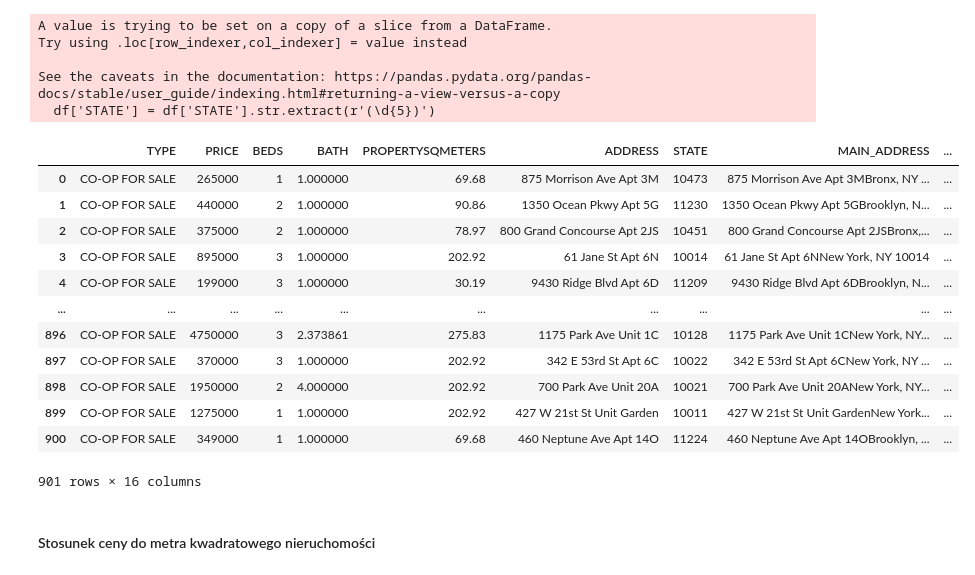
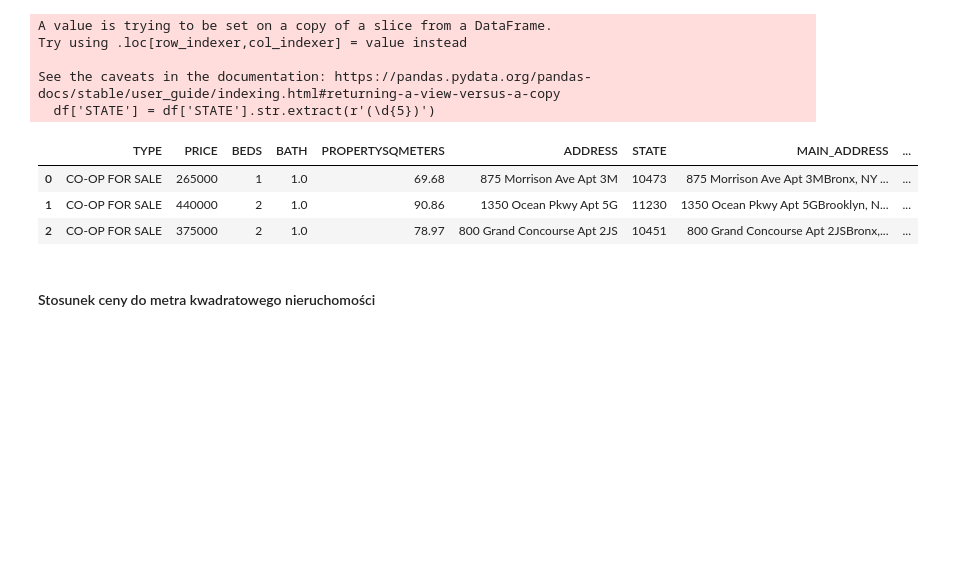
Before and after one commit to Baginka/DA_BA_NYCH, a Jupyter notebook: Data Analysis.ipynb, the cells around one changed output. Saved outputs shown, nothing was run; the diff lists cells and outputs as text; code cells hidden in the pictures; blank space fills up the shorter version.

```diff
--- a/Data Analysis.ipynb
+++ b/Data Analysis.ipynb
@@ -182,21 +163,12 @@ Try using .loc[row_indexer,col_indexer] = value instead
 See the caveats in the documentation: https://pandas.pydata.org/pandas-docs/stable/user_guide/indexing.html#returning-a-view-versus-a-copy
   df['STATE'] = df['STATE'].str.extract(r'(\d{5})')
 # %%
-df.reset_index(drop = True)
+df.reset_index(drop = True).head(3)
 # %% [output]
 |  | TYPE | PRICE | BEDS | BATH | PROPERTYSQMETERS | ADDRESS | STATE | MAIN_ADDRESS | ... |
-| 0 | CO-OP FOR SALE | 265000 | 1 | 1.000000 | 69.68 | 875 Morrison Ave Apt 3M | 10473 | 875 Morrison Ave Apt 3MBronx, NY ... | ... |
-| 1 | CO-OP FOR SALE | 440000 | 2 | 1.000000 | 90.86 | 1350 Ocean Pkwy Apt 5G | 11230 | 1350 Ocean Pkwy Apt 5GBrooklyn, N... | ... |
-| 2 | CO-OP FOR SALE | 375000 | 2 | 1.000000 | 78.97 | 800 Grand Concourse Apt 2JS | 10451 | 800 Grand Concourse Apt 2JSBronx,... | ... |
-| 3 | CO-OP FOR SALE | 895000 | 3 | 1.000000 | 202.92 | 61 Jane St Apt 6N | 10014 | 61 Jane St Apt 6NNew York, NY 10014 | ... |
-| 4 | CO-OP FOR SALE | 199000 | 3 | 1.000000 | 30.19 | 9430 Ridge Blvd Apt 6D | 11209 | 9430 Ridge Blvd Apt 6DBrooklyn, N... | ... |
-| ... | ... | ... | ... | ... | ... | ... | ... | ... | ... |
-| 896 | CO-OP FOR SALE | 4750000 | 3 | 2.373861 | 275.83 | 1175 Park Ave Unit 1C | 10128 | 1175 Park Ave Unit 1CNew York, NY... | ... |
-| 897 | CO-OP FOR SALE | 370000 | 3 | 1.000000 | 202.92 | 342 E 53rd St Apt 6C | 10022 | 342 E 53rd St Apt 6CNew York, NY ... | ... |
-| 898 | CO-OP FOR SALE | 1950000 | 2 | 4.000000 | 202.92 | 700 Park Ave Unit 20A | 10021 | 700 Park Ave Unit 20ANew York, NY... | ... |
-| 899 | CO-OP FOR SALE | 1275000 | 1 | 1.000000 | 202.92 | 427 W 21st St Unit Garden | 10011 | 427 W 21st St Unit GardenNew York... | ... |
-| 900 | CO-OP FOR SALE | 349000 | 1 | 1.000000 | 69.68 | 460 Neptune Ave Apt 14O | 11224 | 460 Neptune Ave Apt 14OBrooklyn, ... | ... |
+| 0 | CO-OP FOR SALE | 265000 | 1 | 1.0 | 69.68 | 875 Morrison Ave Apt 3M | 10473 | 875 Morrison Ave Apt 3MBronx, NY ... | ... |
+| 1 | CO-OP FOR SALE | 440000 | 2 | 1.0 | 90.86 | 1350 Ocean Pkwy Apt 5G | 11230 | 1350 Ocean Pkwy Apt 5GBrooklyn, N... | ... |
+| 2 | CO-OP FOR SALE | 375000 | 2 | 1.0 | 78.97 | 800 Grand Concourse Apt 2JS | 10451 | 800 Grand Concourse Apt 2JSBronx,... | ... |
-901 rows × 16 columns
 # %% [markdown]
 #### Stosunek ceny do metra kwadratowego nieruchomości
 # %% [markdown]
```
Also changed, not shown: parts of 11 cells of this notebook.
